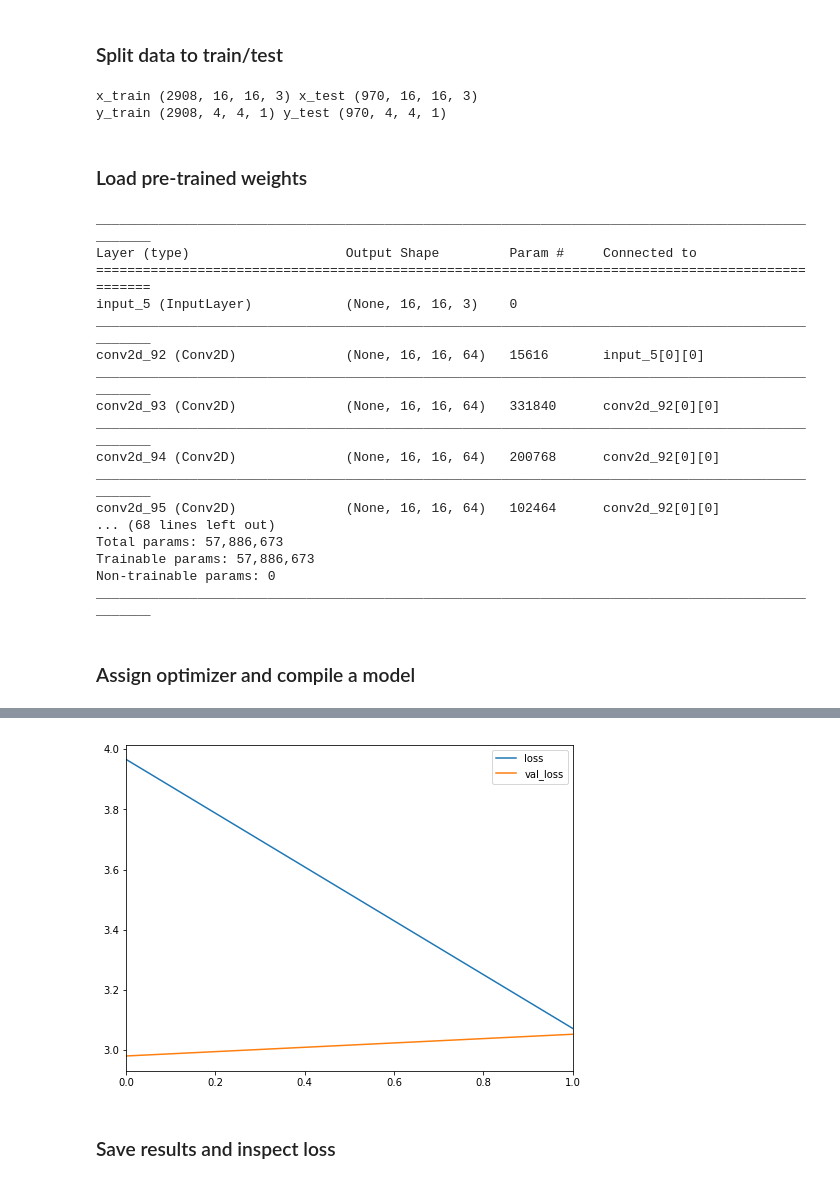
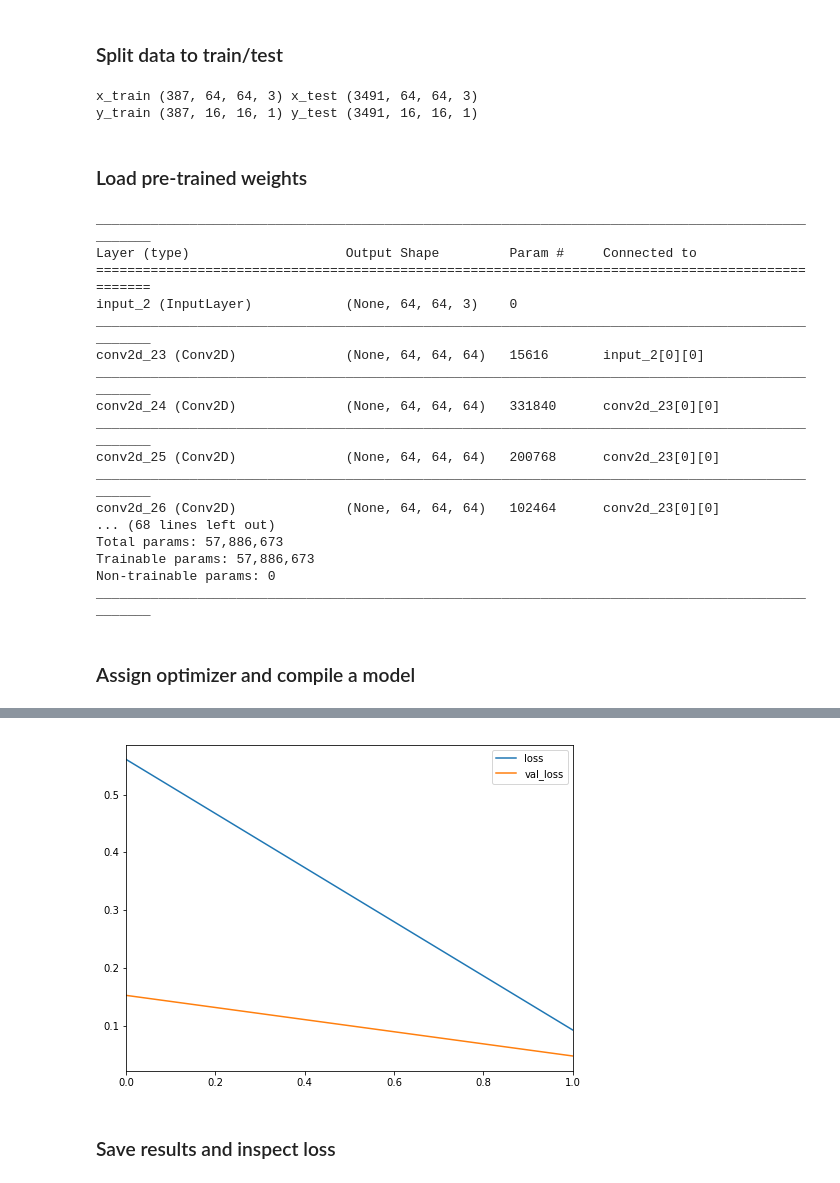
Before and after one commit to philkim72/DeepShack, a Jupyter notebook: train.ipynb, the cells around one changed output, grey strips where cells are left out. Drawn from its saved outputs; the diff is of its cells as text; code cells hidden in the pictures.

```diff
--- a/train.ipynb
+++ b/train.ipynb
@@ -20,7 +20,7 @@ from image_handlers import ImageLoader
 # %% [markdown]
 ### Load mall data
 # %%
-new_shape = 16
+new_shape = 64
 
 mall = ImageLoader(new_shape=new_shape, image_dir='data/mall')
 mall.load_train_data()
@@ -56,7 +56,9 @@ ________________________________________________________________________________
 # %% [markdown]
 ###  Split data to train/test
 # %%
-x_train, x_test, y_train, y_test = train_test_split(mall.org_img, mall.gaussian_img)
+train_size = 0.1
+
+x_train, x_test, y_train, y_test = train_test_split(mall.org_img, mall.gaussian_img, train_size=train_size)
 print('x_train', x_train.shape, 'x_test', x_test.shape)
 print('y_train', y_train.shape, 'y_test', y_test.shape)
 # %% [output]
@@ -101,12 +102,12 @@ Total image samples 3878
 # %% [markdown]
 ### Split data to train/test
 # %%
-x_train, x_test, y_train, y_test = train_test_split(shackcam.org_img, shackcam.gaussian_img)
+x_train, x_test, y_train, y_test = train_test_split(shackcam.org_img, shackcam.gaussian_img, train_size=train_size)
 print('x_train', x_train.shape, 'x_test', x_test.shape)
 print('y_train', y_train.shape, 'y_test', y_test.shape)
 # %% [output]
-x_train (2908, 16, 16, 3) x_test (970, 16, 16, 3)
-y_train (2908, 4, 4, 1) y_test (970, 4, 4, 1)
+x_train (387, 64, 64, 3) x_test (3491, 64, 64, 3)
+y_train (387, 16, 16, 1) y_test (3491, 16, 16, 1)
 # %% [markdown]
 ### Load pre-trained weights
 # %%
@@ -116,15 +117,15 @@ model.load_weights('results/mall_mscnn_weights.h5')
 __________________________________________________________________________________________________
 Layer (type)                    Output Shape         Param #     Connected to
 ==================================================================================================
-input_5 (InputLayer)            (None, 16, 16, 3)    0
+input_2 (InputLayer)            (None, 64, 64, 3)    0
 __________________________________________________________________________________________________
-conv2d_92 (Conv2D)              (None, 16, 16, 64)   15616       input_5[0][0]
+conv2d_23 (Conv2D)              (None, 64, 64, 64)   15616       input_2[0][0]
 __________________________________________________________________________________________________
-conv2d_93 (Conv2D)              (None, 16, 16, 64)   331840      conv2d_92[0][0]
+conv2d_24 (Conv2D)              (None, 64, 64, 64)   331840      conv2d_23[0][0]
 __________________________________________________________________________________________________
-conv2d_94 (Conv2D)              (None, 16, 16, 64)   200768      conv2d_92[0][0]
+conv2d_25 (Conv2D)              (None, 64, 64, 64)   200768      conv2d_23[0][0]
 __________________________________________________________________________________________________
-conv2d_95 (Conv2D)              (None, 16, 16, 64)   102464      conv2d_92[0][0]
+conv2d_26 (Conv2D)              (None, 64, 64, 64)   102464      conv2d_23[0][0]
 ... (68 lines left out)
 Total params: 57,886,673
 Trainable params: 57,886,673
@@ -133,6 +134,5 @@ ________________________________________________________________________________
 # %% [markdown]
 ### Assign optimizer and compile a model
 # %%
-# model.train(x_train, y_train, epochs=10, batch_size=16)
-model.train(x_test, y_test, epochs=2, batch_size=16)
+model.train(x_train, y_train, epochs=2, batch_size=16)
 # %% [output]
@@ -144,4 +144,4 @@ Epoch 2/2
-[figure, old version]
+[figure, new version]
 # %% [markdown]
 ### Save results and inspect loss
 # %%
```
Also changed, not shown: parts of 12 cells of this notebook.
